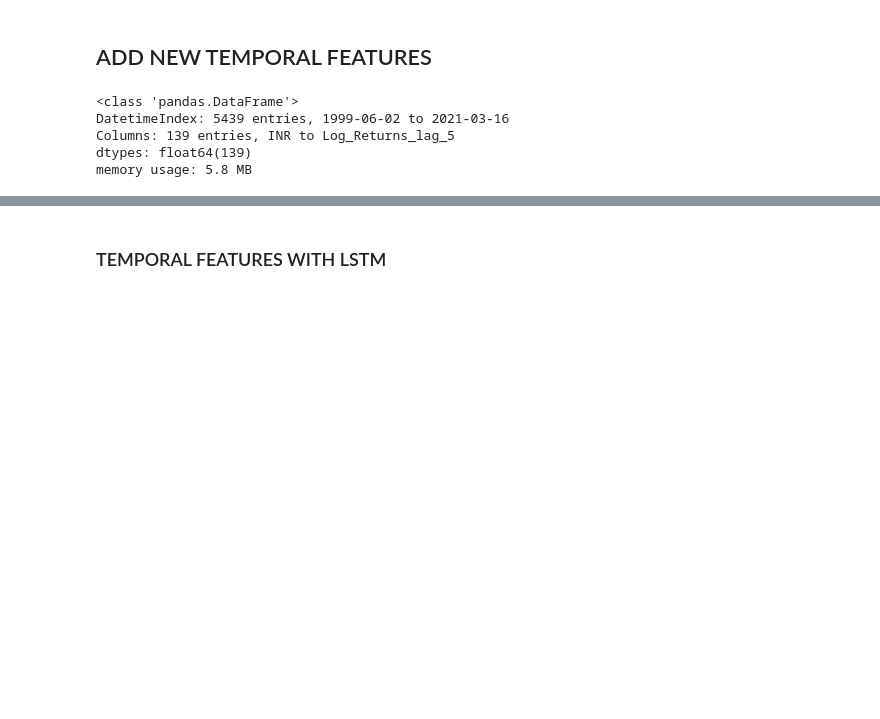
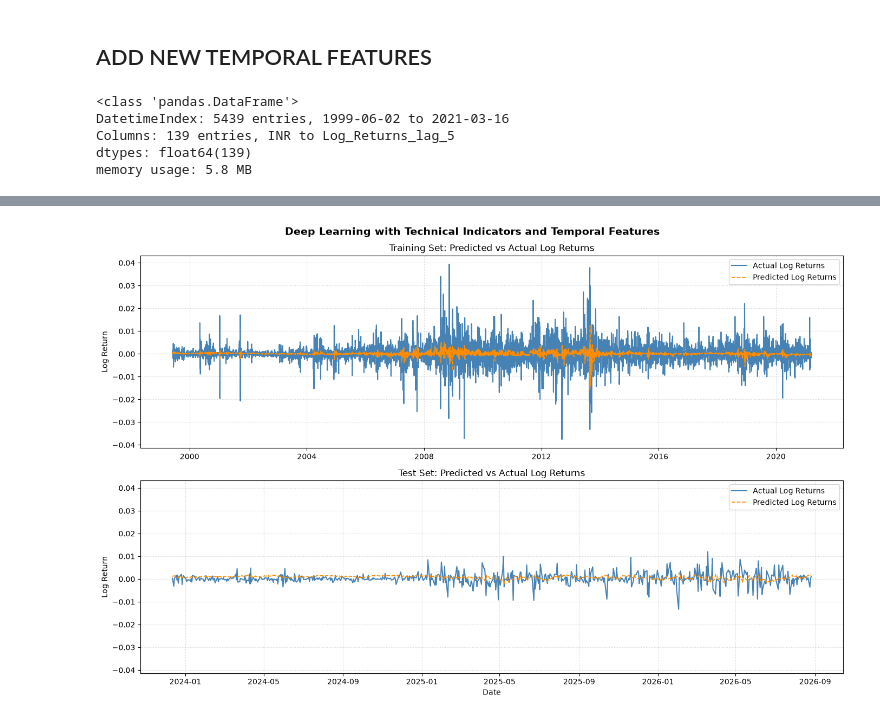
Before and after one commit to Princekumarofficial/potential-octo-sniffle, a Jupyter notebook: train.ipynb, the cells around one changed output, grey strips where cells are left out. Cells and saved outputs as stored; diff of their text form; code cells hidden in the pictures; blank space fills up the shorter version.

```diff
--- a/train.ipynb
+++ b/train.ipynb
@@ -740,2 +747,69 @@ Test MAE: 0.1819, Test MSE: 0.0630
-# %% [markdown]
-### TEMPORAL FEATURES WITH LSTM
+# %%
+# PLOT PREDICTED LOG RETURNS vs ACTUAL LOG RETURNS
+import matplotlib.pyplot as plt
+
+predicted_train_log_returns = np.log(
+    predicted_train_prices_temp / train_df_temp["INR"].to_numpy()
+)
+actual_train_log_returns = np.log(
+    actual_train_prices_temp / train_df_temp["INR"].to_numpy()
+)
+predicted_test_log_returns = np.log(
+    predicted_prices_temp / test_df_temp["INR"].to_numpy()
+)
+actual_test_log_returns = np.log(
+    actual_prices_temp / test_df_temp["INR"].to_numpy()
+)
+
+fig, axes = plt.subplots(2, 1, figsize=(14, 9), sharey=True)
+
+axes[0].plot(
+    train_df_temp.index,
+    actual_train_log_returns,
+    label="Actual Log Returns",
+    color="steelblue",
+    linewidth=1.5,
+)
+axes[0].plot(
+    train_df_temp.index,
+    predicted_train_log_returns,
+    label="Predicted Log Returns",
+    color="darkorange",
+    linestyle="--",
+    linewidth=1.3,
+)
+axes[0].set_title("Training Set: Predicted vs Actual Log Returns")
+axes[0].set_ylabel("Log Return")
+axes[0].legend()
+axes[0].grid(True, linestyle=":", alpha=0.6)
+
+axes[1].plot(
+    test_df_temp.index,
+    actual_test_log_returns,
+    label="Actual Log Returns",
+    color="steelblue",
+    linewidth=1.5,
+)
+axes[1].plot(
+    test_df_temp.index,
+    predicted_test_log_returns,
+    label="Predicted Log Returns",
+    color="darkorange",
+    linestyle="--",
+    linewidth=1.3,
+)
+axes[1].set_title("Test Set: Predicted vs Actual Log Returns")
+axes[1].set_xlabel("Date")
+axes[1].set_ylabel("Log Return")
+axes[1].legend()
+axes[1].grid(True, linestyle=":", alpha=0.6)
+
+fig.suptitle(
+    "Deep Learning with Technical Indicators and Temporal Features",
+    fontsize=14,
+    fontweight="bold",
+)
+fig.tight_layout()
+plt.show()
+# %% [output]
+[figure, added]
```
Also changed, not shown: parts of 7 cells of this notebook, 53 other files.
